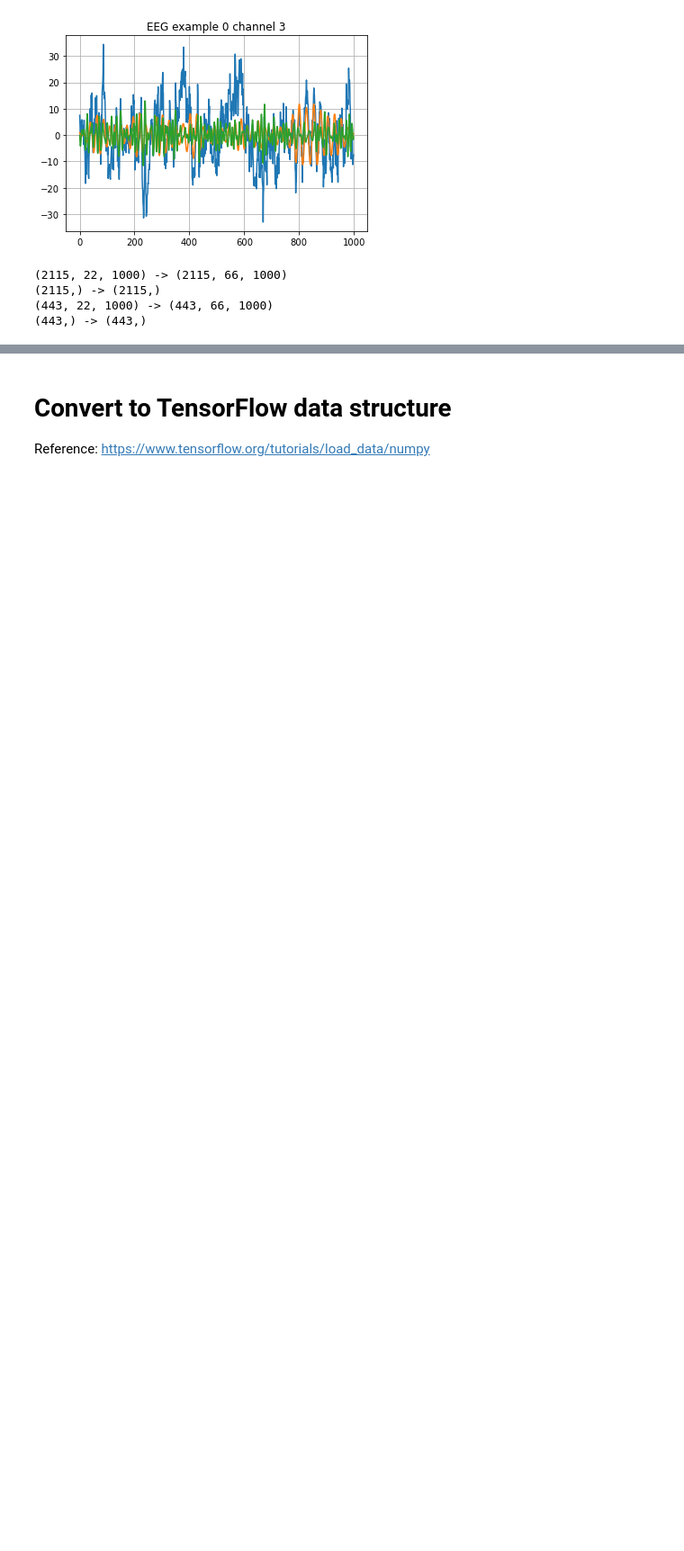
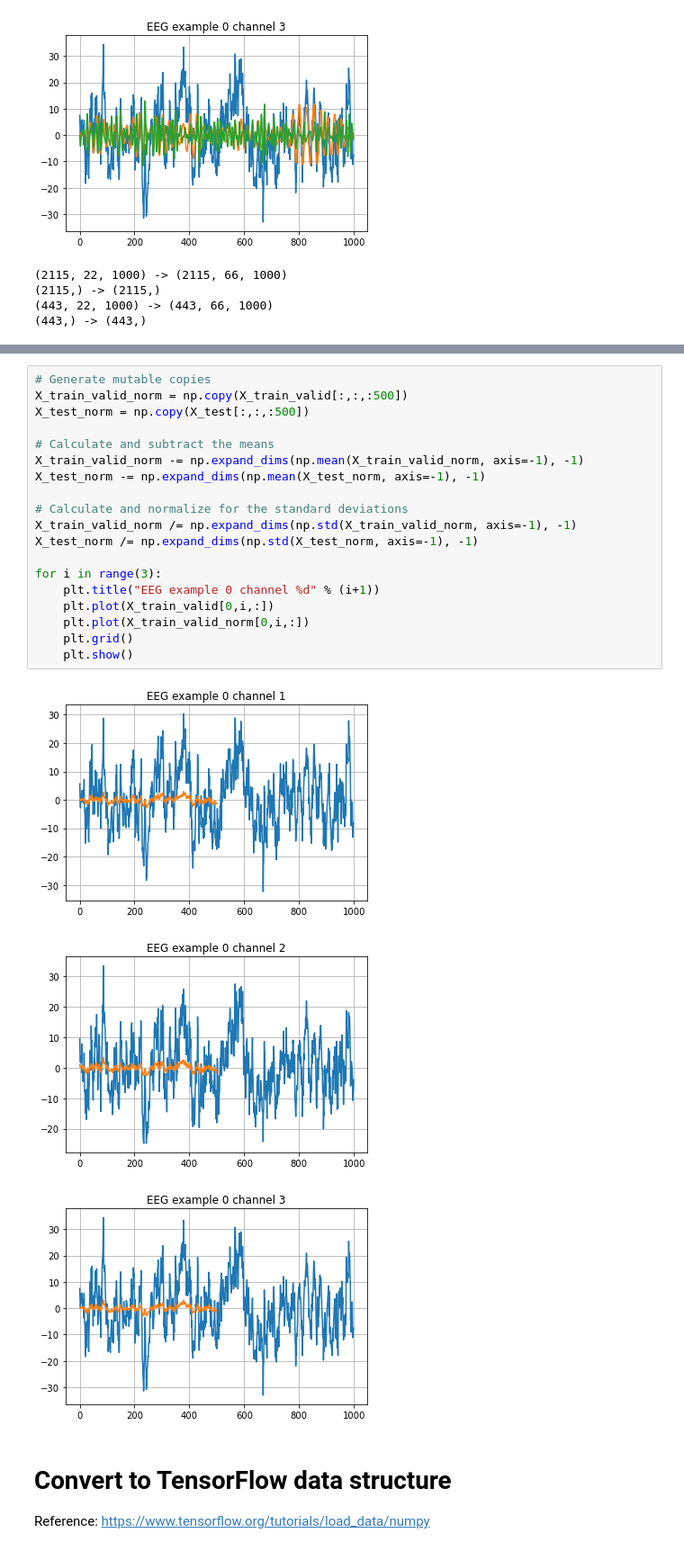
Before and after one commit to cmunozcortes/c247-final-project, a Jupyter notebook: src/CNN_Tweaked_Mark.ipynb, the cells around one changed output, grey strips where cells are left out. Shown at 90% size. Saved outputs shown, nothing was run; the diff lists cells and outputs as text; blank space fills up the shorter version.

```diff
--- a/src/CNN_Tweaked_Mark.ipynb
+++ b/src/CNN_Tweaked_Mark.ipynb
@@ -117,3 +137,26 @@ print(y_test.shape, "->", y_test_aug.shape)
+# %%
+# Generate mutable copies
+X_train_valid_norm = np.copy(X_train_valid[:,:,:500])
+X_test_norm = np.copy(X_test[:,:,:500])
+
+# Calculate and subtract the means
+X_train_valid_norm -= np.expand_dims(np.mean(X_train_valid_norm, axis=-1), -1)
+X_test_norm -= np.expand_dims(np.mean(X_test_norm, axis=-1), -1)
+
+# Calculate and normalize for the standard deviations
+X_train_valid_norm /= np.expand_dims(np.std(X_train_valid_norm, axis=-1), -1)
+X_test_norm /= np.expand_dims(np.std(X_test_norm, axis=-1), -1)
+
+for i in range(3):
+    plt.title("EEG example 0 channel %d" % (i+1))
+    plt.plot(X_train_valid[0,i,:])
+    plt.plot(X_train_valid_norm[0,i,:])
+    plt.grid()
+    plt.show()
+# %% [output]
+[figure, added]
+[figure, added]
+[figure, added]
 # %% [markdown]
 # Convert to TensorFlow data structure
 Reference: https://www.tensorflow.org/tutorials/load_data/numpy
```
Also changed, not shown: parts of 12 cells of this notebook.
